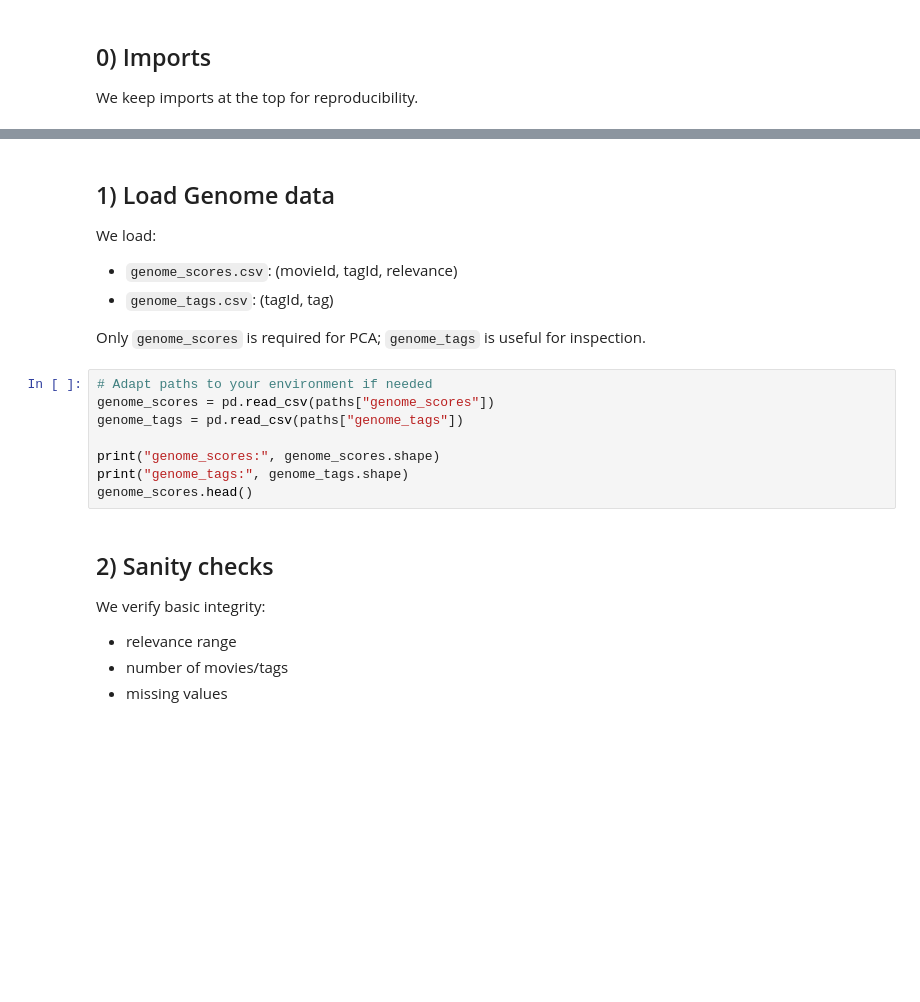
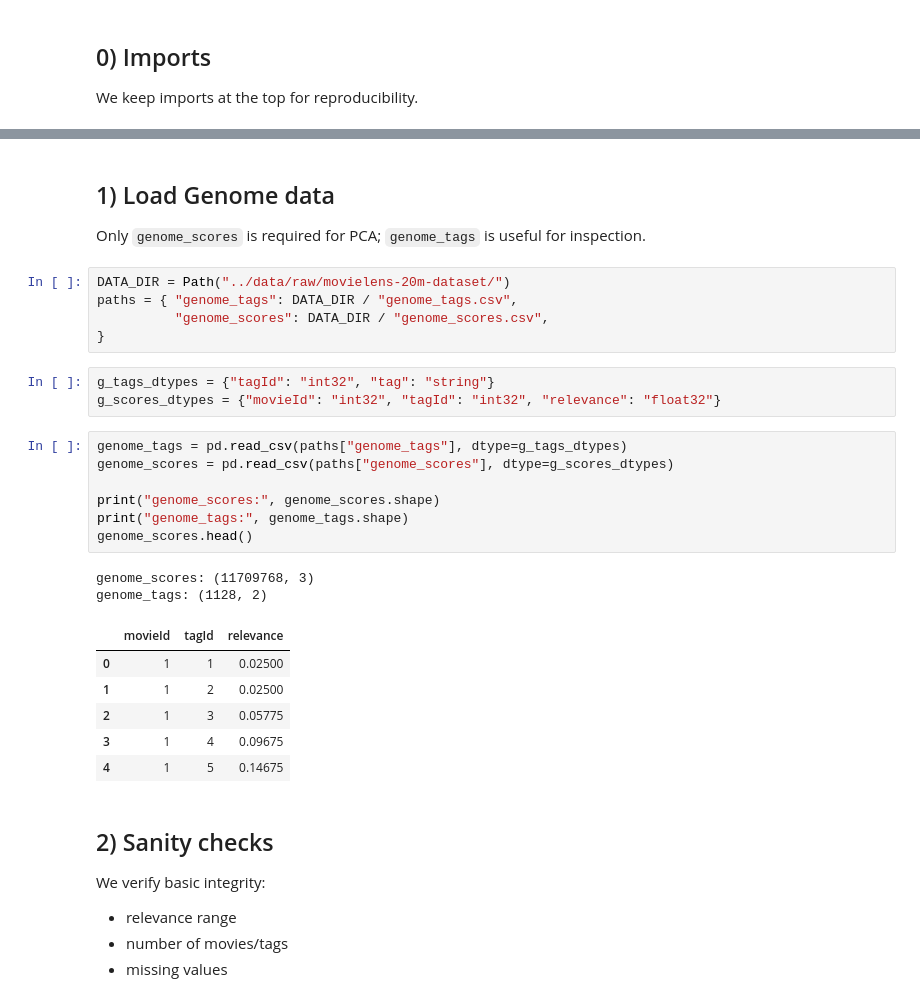
Before and after one commit to p-eleuterio/movies_project, a Jupyter notebook: notebooks/03_f_e_genome.ipynb, the cells around one changed output, grey strips where cells are left out. Cells and saved outputs as stored; diff of their text form; blank space fills up the shorter version.

Commit message:
feat: update fe genome  notebook

```diff
--- a/notebooks/03_f_e_genome.ipynb
+++ b/notebooks/03_f_e_genome.ipynb
@@ -19,18 +38,31 @@ from sklearn.preprocessing import StandardScaler
 # %% [markdown]
 ## 1) Load Genome data
-We load:
-- `genome_scores.csv`: (movieId, tagId, relevance)
-- `genome_tags.csv`: (tagId, tag)
 
 Only `genome_scores` is required for PCA; `genome_tags` is useful for inspection.
+# %%
+DATA_DIR = Path("../data/raw/movielens-20m-dataset/")
+paths = { "genome_tags": DATA_DIR / "genome_tags.csv",
+          "genome_scores": DATA_DIR / "genome_scores.csv",
+}
+# %%
+g_tags_dtypes = {"tagId": "int32", "tag": "string"}
+g_scores_dtypes = {"movieId": "int32", "tagId": "int32", "relevance": "float32"}
 # %%
-# Adapt paths to your environment if needed
-genome_scores = pd.read_csv(paths["genome_scores"])
-genome_tags = pd.read_csv(paths["genome_tags"])
+genome_tags = pd.read_csv(paths["genome_tags"], dtype=g_tags_dtypes)
+genome_scores = pd.read_csv(paths["genome_scores"], dtype=g_scores_dtypes)
 
 print("genome_scores:", genome_scores.shape)
 print("genome_tags:", genome_tags.shape)
 genome_scores.head()
+# %% [output]
+genome_scores: (11709768, 3)
+genome_tags: (1128, 2)
+|  | movieId | tagId | relevance |
+| 0 | 1 | 1 | 0.02500 |
+| 1 | 1 | 2 | 0.02500 |
+| 2 | 1 | 3 | 0.05775 |
+| 3 | 1 | 4 | 0.09675 |
+| 4 | 1 | 5 | 0.14675 |
 # %% [markdown]
 ## 2) Sanity checks
 We verify basic integrity:
```
Also changed, not shown: parts of 24 cells of this notebook.
